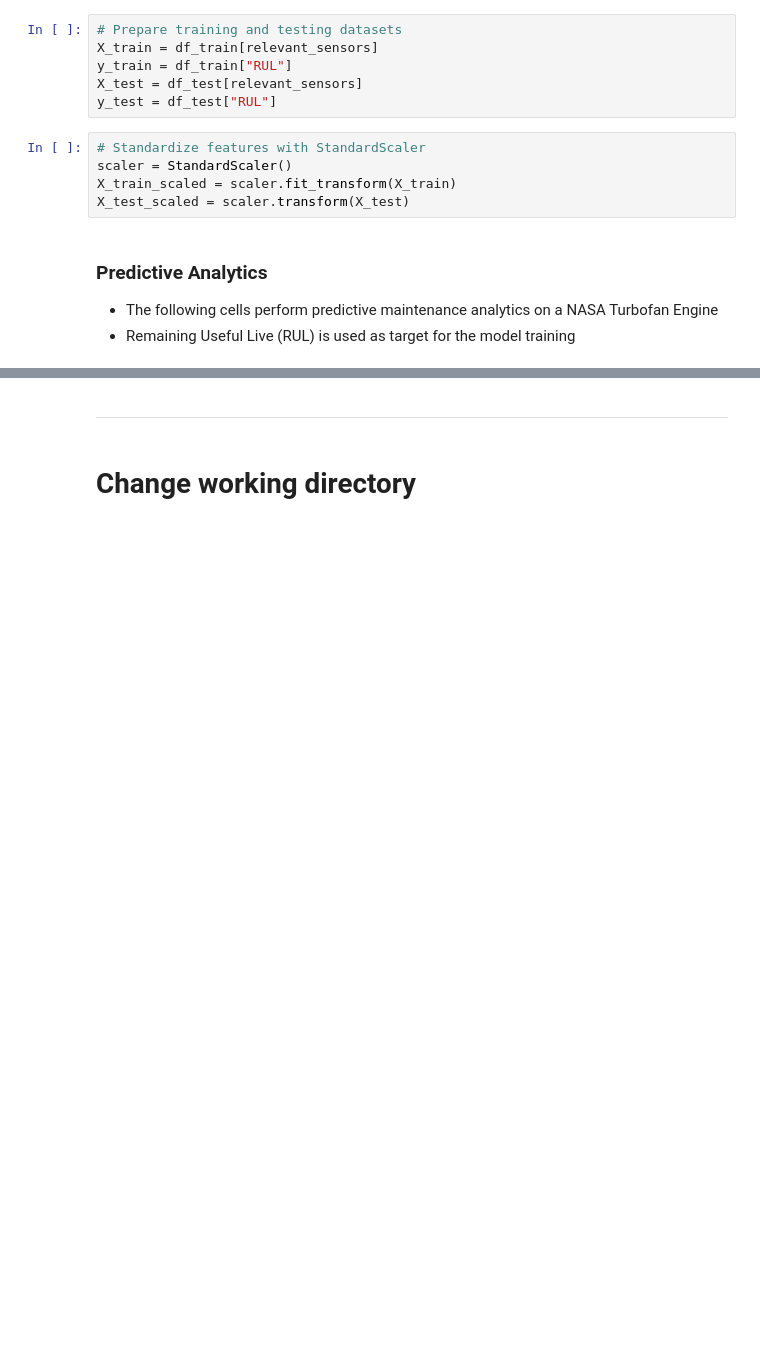
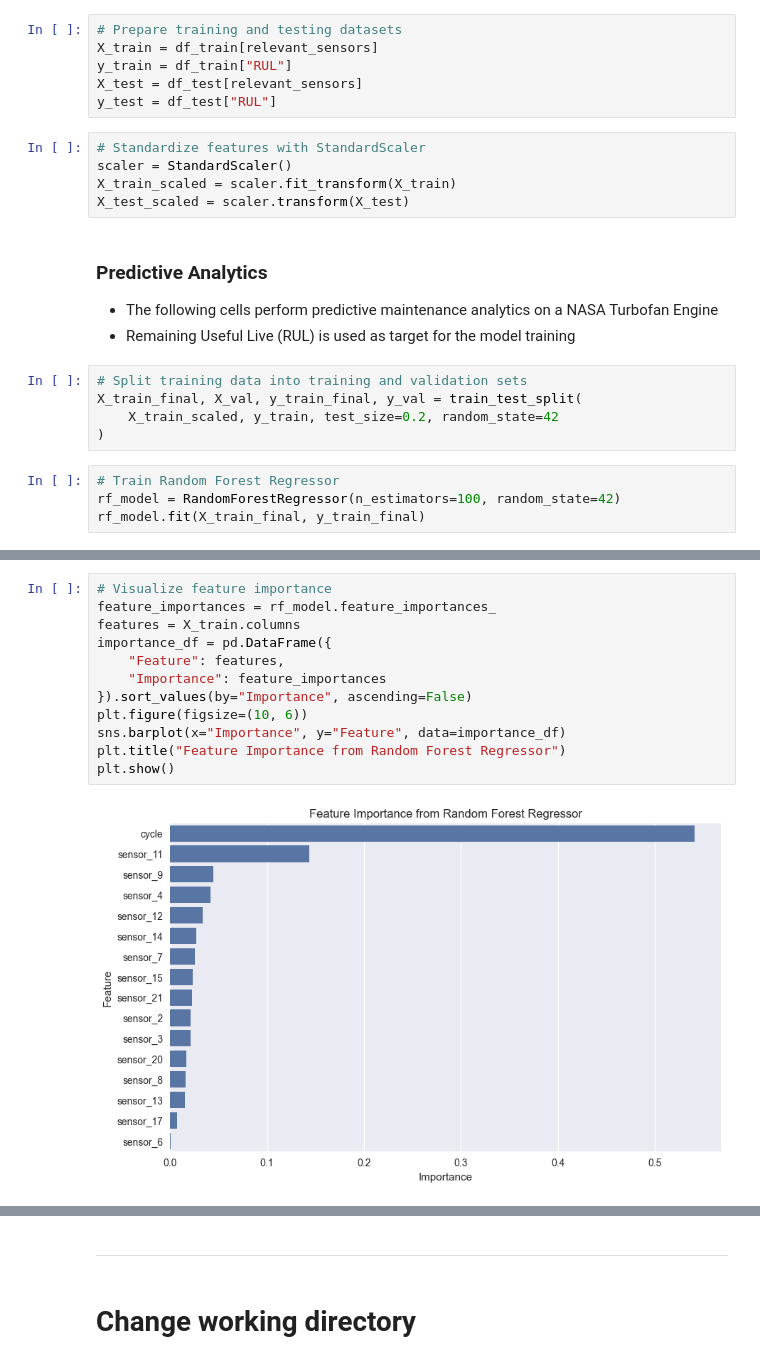
Before and after one commit to sarkima/predictive-maintenance-project, a Jupyter notebook: jupyter_notebooks/predictive-maintenance-analytics.ipynb, the cells around one changed output, grey strips where cells are left out. Saved outputs shown, nothing was run; the diff lists cells and outputs as text; blank space fills up the shorter version.

```diff
--- a/jupyter_notebooks/predictive-maintenance-analytics.ipynb
+++ b/jupyter_notebooks/predictive-maintenance-analytics.ipynb
@@ -436,3 +436,12 @@ X_test_scaled = scaler.transform(X_test)
 
 * The following cells perform predictive maintenance analytics on a NASA Turbofan Engine
 * Remaining Useful Live (RUL) is used as target for the model training
+# %%
+# Split training data into training and validation sets
+X_train_final, X_val, y_train_final, y_val = train_test_split(
+    X_train_scaled, y_train, test_size=0.2, random_state=42
+)
+# %%
+# Train Random Forest Regressor
+rf_model = RandomForestRegressor(n_estimators=100, random_state=42)
+rf_model.fit(X_train_final, y_train_final)
@@ -438,0 +470,14 @@ X_test_scaled = scaler.transform(X_test)
+# %%
+# Visualize feature importance
+feature_importances = rf_model.feature_importances_
+features = X_train.columns
+importance_df = pd.DataFrame({
+    "Feature": features,
+    "Importance": feature_importances
+}).sort_values(by="Importance", ascending=False)
+plt.figure(figsize=(10, 6))
+sns.barplot(x="Importance", y="Feature", data=importance_df)
+plt.title("Feature Importance from Random Forest Regressor")
+plt.show()
+# %% [output]
+[figure, added]
```
Also changed, not shown: parts of 7 cells of this notebook.
